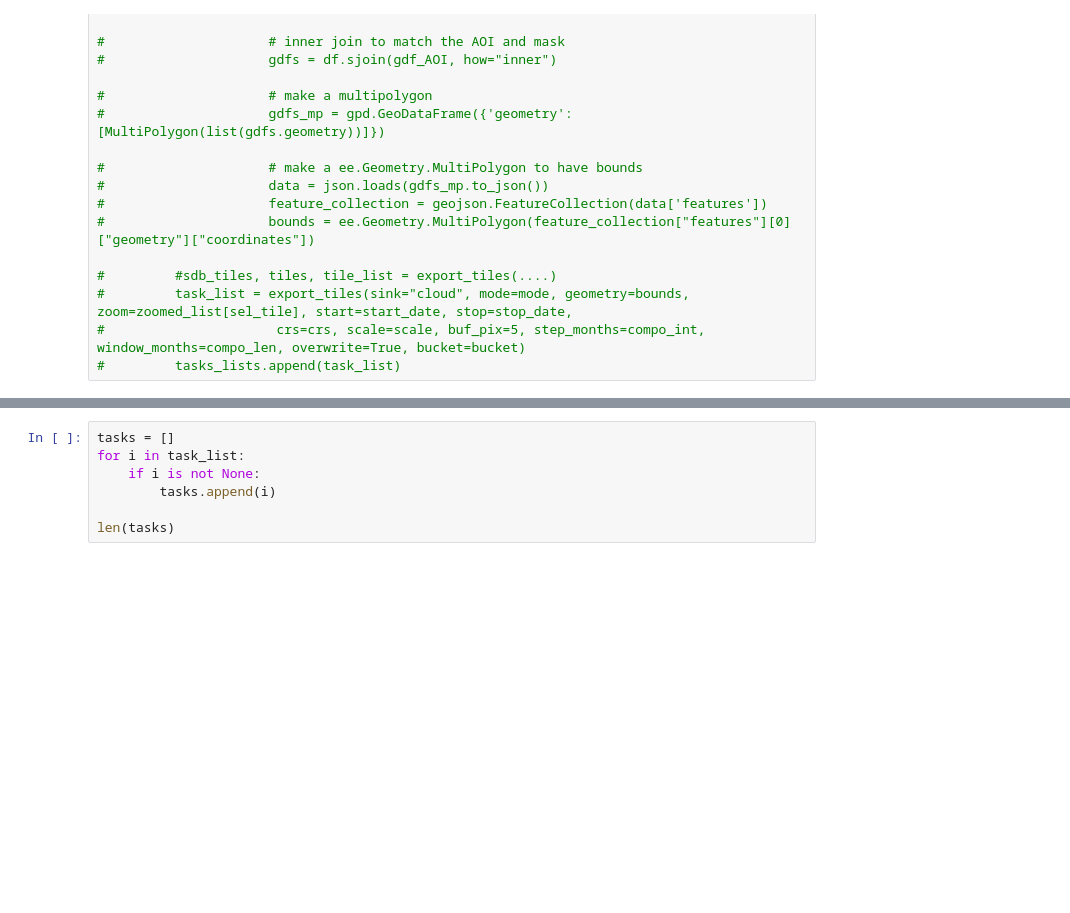
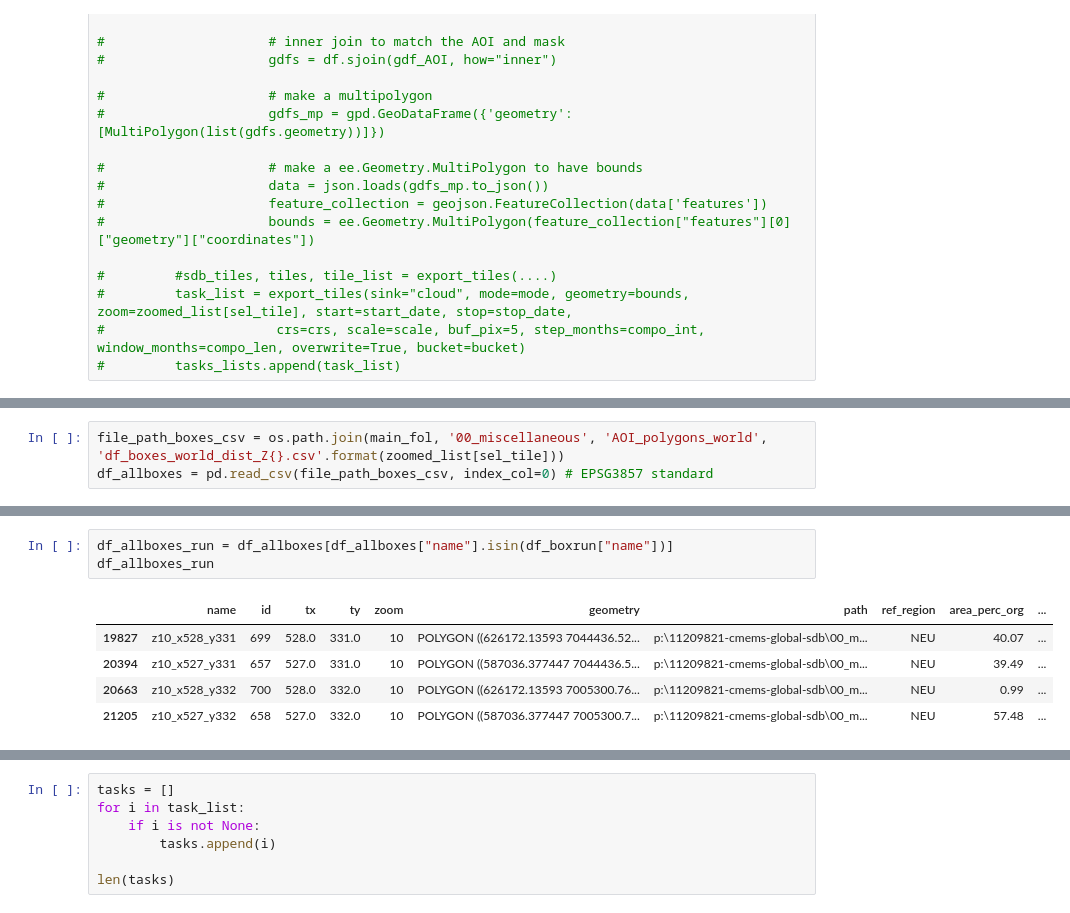
Before and after one commit to openearth/eo-bathymetry, a Jupyter notebook: notebooks/cmems-bathymetry/download_proxies_new.ipynb, the cells around one changed output, grey strips where cells are left out. Saved outputs shown, nothing was run; the diff lists cells and outputs as text; blank space fills up the shorter version.

```diff
--- a/notebooks/cmems-bathymetry/download_proxies_new.ipynb
+++ b/notebooks/cmems-bathymetry/download_proxies_new.ipynb
@@ -836,0 +850,3 @@ scale = 100  # output resolution of the image [m]
+# %%
+file_path_boxes_csv = os.path.join(main_fol, '00_miscellaneous', 'AOI_polygons_world', 'df_boxes_world_dist_Z{}.csv'.format(zoomed_list[sel_tile]))
+df_allboxes = pd.read_csv(file_path_boxes_csv, index_col=0) # EPSG3857 standard
@@ -837,3 +861,12 @@ scale = 100  # output resolution of the image [m]
+# %%
+df_allboxes_run = df_allboxes[df_allboxes["name"].isin(df_boxrun["name"])]
+df_allboxes_run
+# %% [output]
+|  | name | id | tx | ty | zoom | geometry | path | ref_region | area_perc_org | ... |
+| 19827 | z10_x528_y331 | 699 | 528.0 | 331.0 | 10 | POLYGON ((626172.13593 7044436.52... | p:\11209821-cmems-global-sdb\00_m... | NEU | 40.07 | ... |
+| 20394 | z10_x527_y331 | 657 | 527.0 | 331.0 | 10 | POLYGON ((587036.377447 7044436.5... | p:\11209821-cmems-global-sdb\00_m... | NEU | 39.49 | ... |
+| 20663 | z10_x528_y332 | 700 | 528.0 | 332.0 | 10 | POLYGON ((626172.13593 7005300.76... | p:\11209821-cmems-global-sdb\00_m... | NEU | 0.99 | ... |
+| 21205 | z10_x527_y332 | 658 | 527.0 | 332.0 | 10 | POLYGON ((587036.377447 7005300.7... | p:\11209821-cmems-global-sdb\00_m... | NEU | 57.48 | ... |
 # %%
 # compute bathy and export to GCS: run over the single tiles; world, multiple polygons or single polygon
 # when run submitted, check task progress at: https://code.earthengine.google.com/tasks or https://console.cloud.google.com/earth-engine/tasks?project=bathymetry
```
Also changed, not shown: parts of 10 cells of this notebook.
